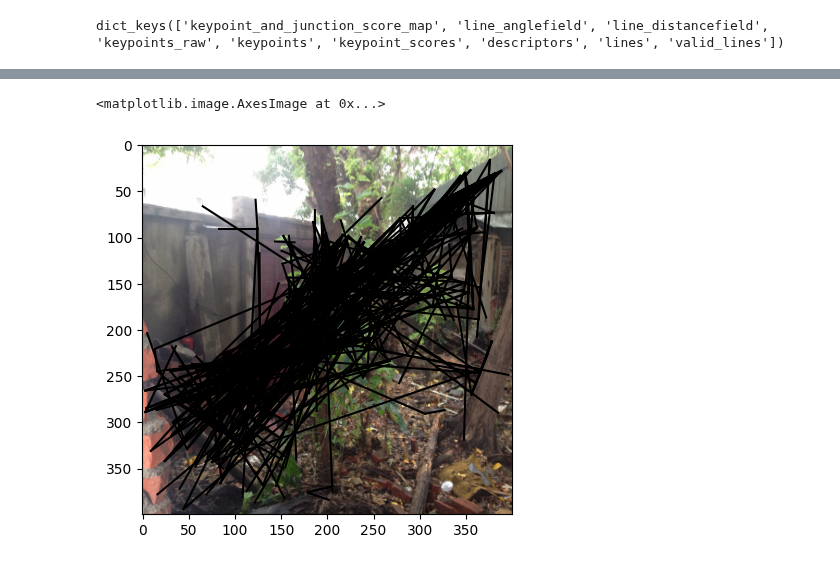
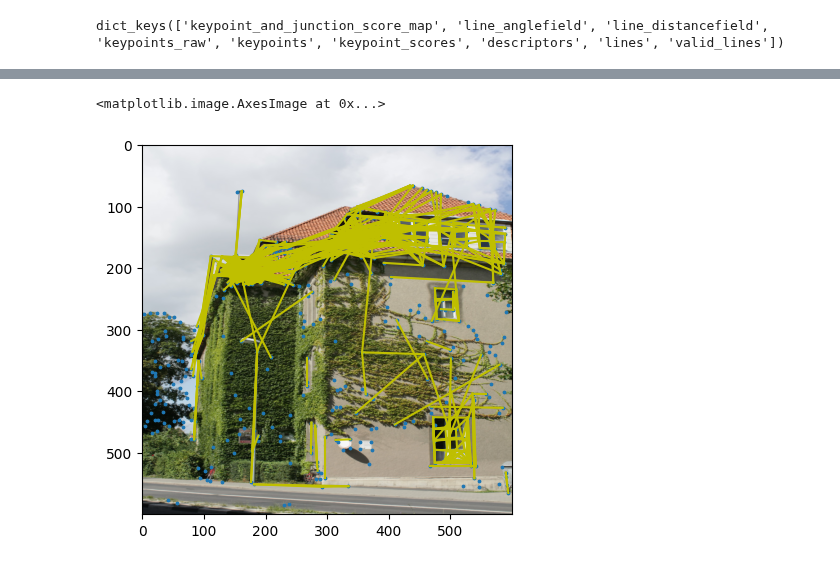
Before and after one commit to cvg/glue-factory, a Jupyter notebook: notebooks/refine_line_detection.ipynb, the cells around one changed output, grey strips where cells are left out. Saved outputs shown, nothing was run; the diff lists cells and outputs as text; code cells hidden in the pictures.

Commit message:
Further experiments with mlp using band

```diff
--- a/notebooks/refine_line_detection.ipynb
+++ b/notebooks/refine_line_detection.ipynb
@@ -57,7 +49,7 @@ def visualize_img_with_gt(dset, num=5, offset=0, lim_kpoints=-1):
     plt.show()
 # %%
 dset_conf = {
-            "reshape": [400, 400], # ex [800, 800]
+            "reshape": [600, 600], # ex [800, 800]
             "load_features": {
                 "do": True,
                 "check_exists": True,
@@ -188,9 +180,10 @@ jpldd_conf = {
         "mlp_conf": {
             "has_angle_field": True,
             "has_distance_field": True,
+            "num_bands": 3,
             "num_line_samples": 30,    # number of sampled points between line endpoints
             "mlp_hidden_dims": [256, 128, 128, 64, 32],
-            "pred_threshold": 0.9,
+            "pred_threshold": 0.995,
             "weights": "/local/home/fmoeller/glue-factory/outputs/training/pold2_mlp_1k_img/checkpoint_best.tar",
         }
         }
@@ -254,7 +241,7 @@ output_model.keys()
 # %% [output]
 dict_keys(['keypoint_and_junction_score_map', 'line_anglefield', 'line_distancefield', 'keypoints_raw', 'keypoints', 'keypoint_scores', 'descriptors', 'lines', 'valid_lines'])
 # %%
-img_torch = ds[-3]["image"].to(device).unsqueeze(0)
+img_torch = ds[-70]["image"].to(device).unsqueeze(0)
 with torch.no_grad():
     output_model = jpldd_model({"image": img_torch})
 output_model["lines"][0].shape
@@ -269,14 +255,15 @@ plt.imshow(ds[-3]["image"].permute(1, 2, 0))
 # %%
-#output_modeloutput_model["lines"][0][1]
 keypoints = output_model["keypoints"][0].cpu().numpy()
 lines = output_model["lines"][0].cpu().numpy()
 for i in range(lines.shape[0]):
     line = lines[i]
     p1, p2 = keypoints[line]
     x1,y1 = p1
     x2,y2 = p2
-    plt.plot([x1,x2],[y1,y2],'k-')
-plt.imshow(ds[-3]["image"].permute(1, 2, 0))
+    plt.plot([x1,x2],[y1,y2],'y-')
+plt.scatter(keypoints[:,0],keypoints[:,1],s=3)
+#plt.imshow(ds[-3]["image"].permute(1, 2, 0))
+plt.imshow(ds[-70]["image"].permute(1, 2, 0))
 # %% [output]
 <matplotlib.image.AxesImage at 0x...>
-[figure, old version]
+[figure, new version]
```
Also changed, not shown: parts of 7 cells of this notebook, 2 other files.
